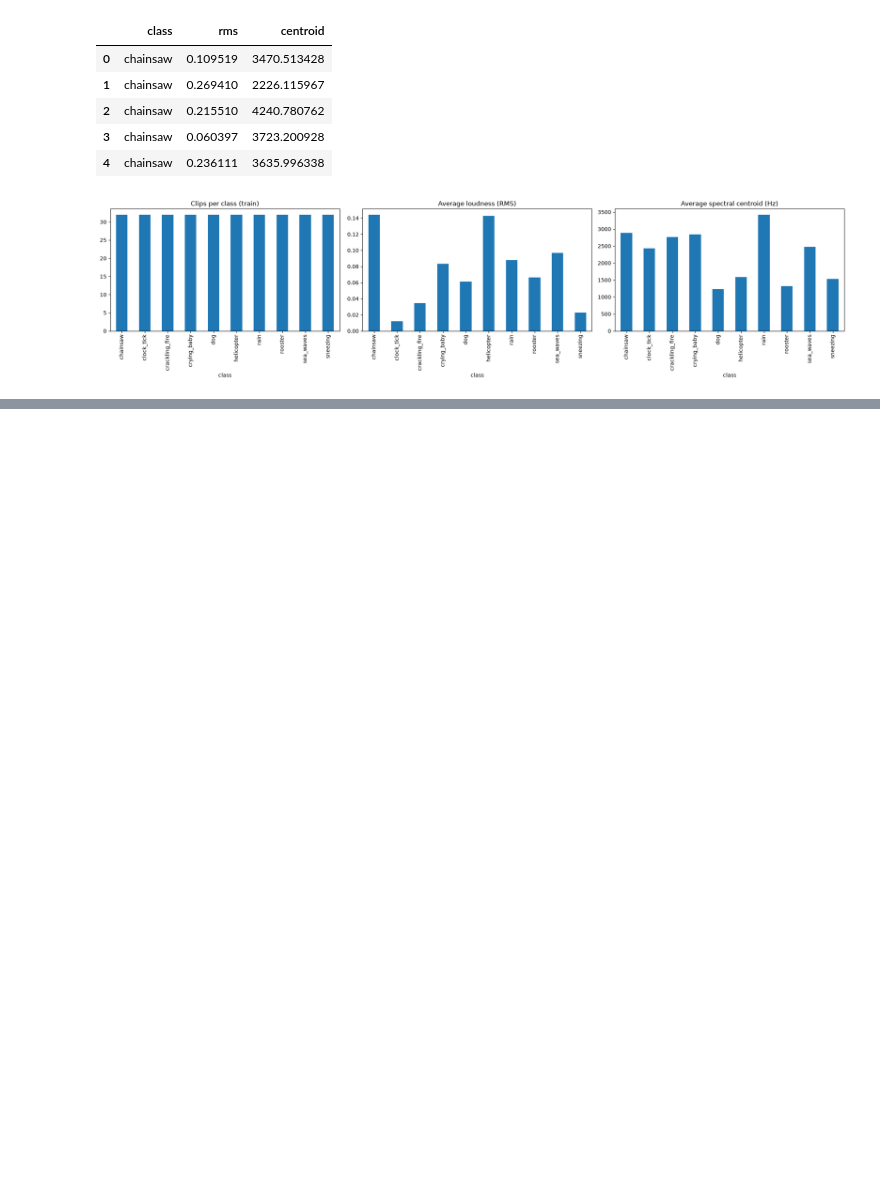
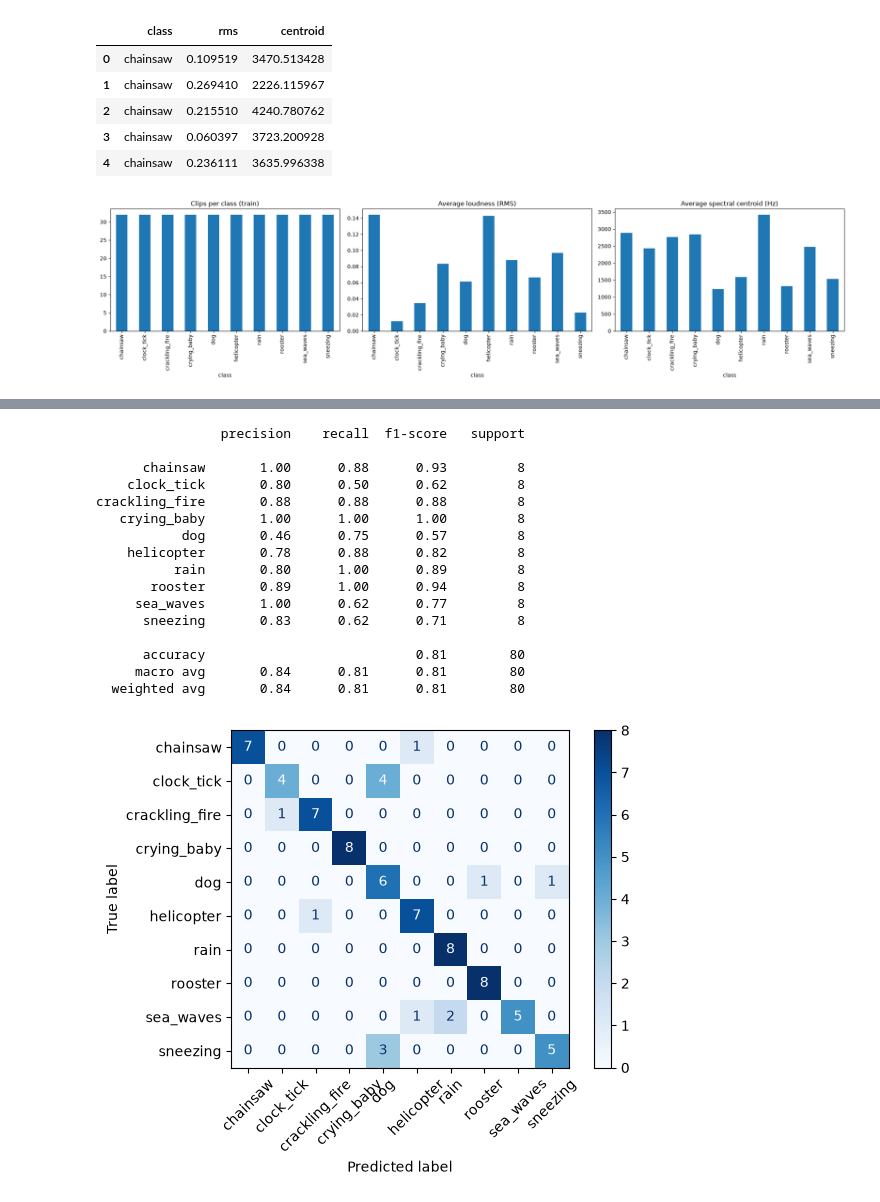
Before and after one commit to Esther-Mahoro04/sound-classifier, a Jupyter notebook: notebook/sound_classifier.ipynb, the cells around one changed output, grey strips where cells are left out. Drawn from its saved outputs; the diff is of its cells as text; code cells hidden in the pictures; blank space fills up the shorter version.

Commit message:
Add evaluation results and interpretation

```diff
--- a/notebook/sound_classifier.ipynb
+++ b/notebook/sound_classifier.ipynb
@@ -103,0 +173,29 @@ plt.show()
+# %%
+from src.model import predict_labels
+from src.evaluation import (
+    text_report, dict_report, save_report, plot_confusion_matrix,
+)
+
+y_pred = predict_labels(model, x_test)
+
+print(text_report(y_test, y_pred, class_names))
+save_report(dict_report(y_test, y_pred, class_names), "../reports/metrics.json")
+plot_confusion_matrix(y_test, y_pred, class_names, "../reports/confusion_matrix.png")
+# %% [output]
+                precision    recall  f1-score   support
+
+      chainsaw       1.00      0.88      0.93         8
+    clock_tick       0.80      0.50      0.62         8
+crackling_fire       0.88      0.88      0.88         8
+   crying_baby       1.00      1.00      1.00         8
+           dog       0.46      0.75      0.57         8
+    helicopter       0.78      0.88      0.82         8
+          rain       0.80      1.00      0.89         8
+       rooster       0.89      1.00      0.94         8
+     sea_waves       1.00      0.62      0.77         8
+      sneezing       0.83      0.62      0.71         8
+
+      accuracy                           0.81        80
+     macro avg       0.84      0.81      0.81        80
+  weighted avg       0.84      0.81      0.81        80
+[figure, added]
```
Also changed, not shown: parts of 6 cells of this notebook.
